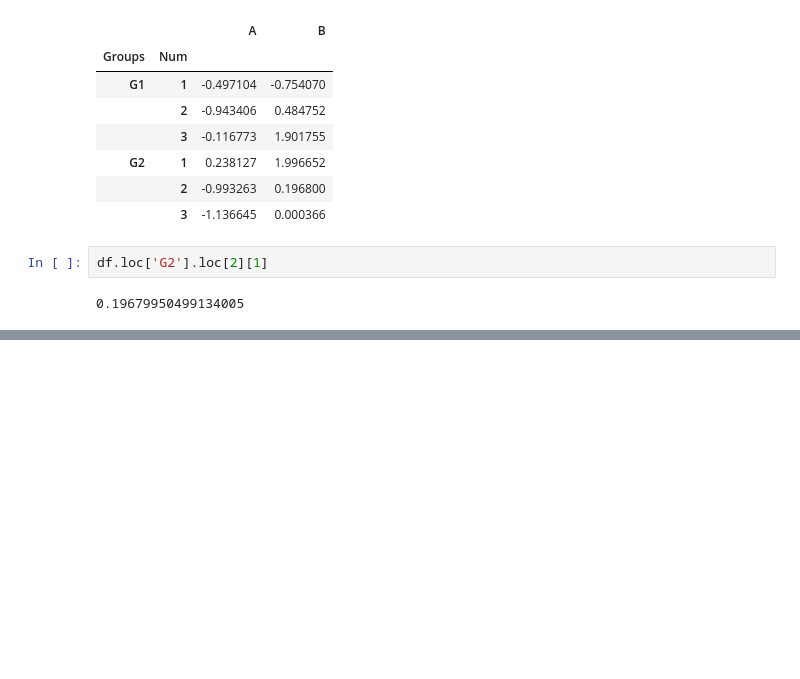
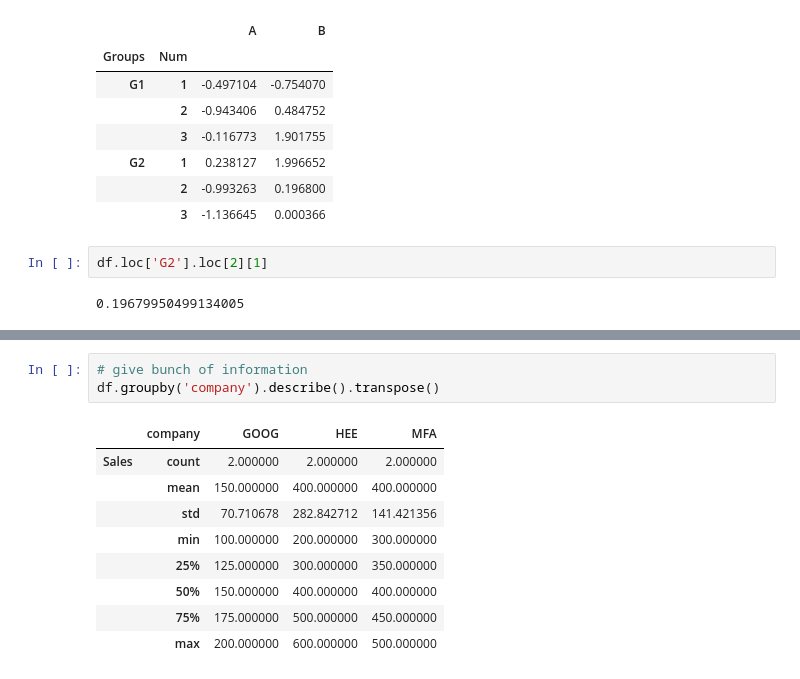
Before and after one commit to amber-nickelfox/datascience-and-machine-learning, a Jupyter notebook: Pandas.ipynb, the cells around one changed output, grey strips where cells are left out. Drawn from its saved outputs; the diff is of its cells as text; blank space fills up the shorter version.

```diff
--- a/Pandas.ipynb
+++ b/Pandas.ipynb
@@ -571,0 +748,13 @@ KeyError: 1
+# %%
+# give bunch of information
+df.groupby('company').describe().transpose()
+# %% [output]
+|  | company | GOOG | HEE | MFA |
+| Sales | count | 2.000000 | 2.000000 | 2.000000 |
+|  | mean | 150.000000 | 400.000000 | 400.000000 |
+|  | std | 70.710678 | 282.842712 | 141.421356 |
+|  | min | 100.000000 | 200.000000 | 300.000000 |
+|  | 25% | 125.000000 | 300.000000 | 350.000000 |
+|  | 50% | 150.000000 | 400.000000 | 400.000000 |
+|  | 75% | 175.000000 | 500.000000 | 450.000000 |
+|  | max | 200.000000 | 600.000000 | 500.000000 |
```
Also changed, not shown: parts of 31 cells of this notebook.
